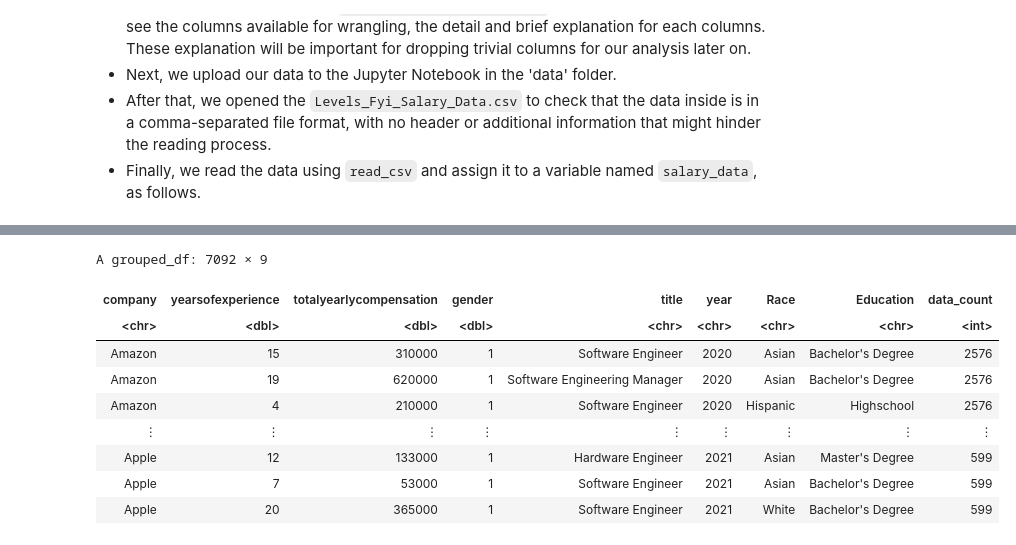
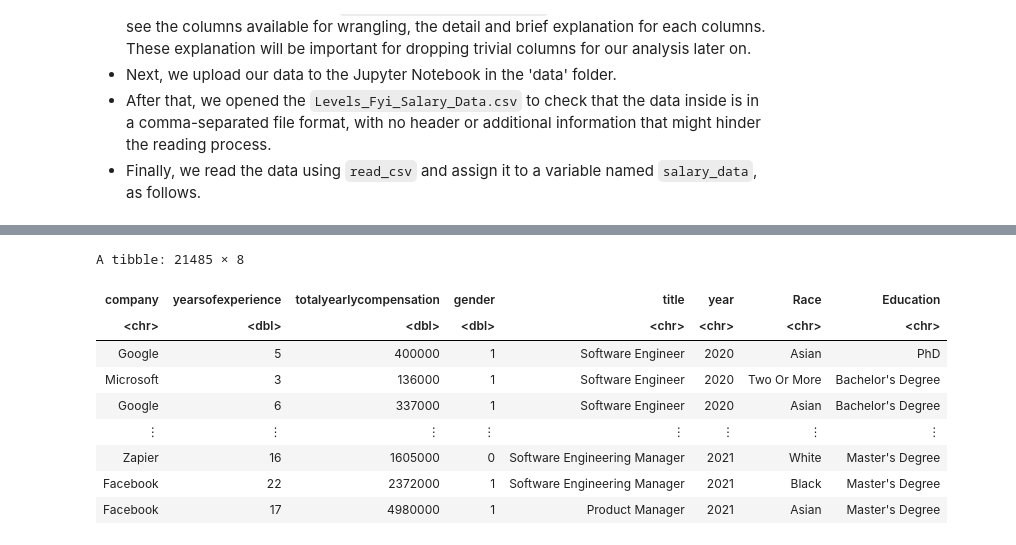
Before and after one commit to EdrickBelmiro/CareerPredictorDSCI100, a Jupyter notebook: Proposal- Group 19.ipynb, the cells around one changed output, grey strips where cells are left out. Drawn from its saved outputs; the diff is of its cells as text; code cells hidden in the pictures.

```diff
--- a/Proposal- Group 19.ipynb
+++ b/Proposal- Group 19.ipynb
@@ -157,25 +111,29 @@ A tibble: 5 × 2
 # %%
-tidy_salary_data <- salary_data |> mutate(year = timestamp_year_extractor(timestamp)) |>
-select(company, yearsofexperience, totalyearlycompensation, gender, title, year, Race, Education) |>
-filter(!is.na(gender) & !is.na(Race) & !is.na(Education)) |>
-filter(company == "Amazon" |company == "Microsoft"|company == "Google"|company == "Facebook"|company == "Apple") |>
-filter(gender == "Male" | gender == "Female") |>
-group_by(company) |>
-mutate(data_count=n()) |>
-arrange(desc(data_count))
+# function for extracting year from timestamp
+timestamp_year_extractor <- function(timeString) {
+  date <- as.Date(timeString, format = "%m/%d/%Y")
+  year <- format(date, "%Y")
+  return(year)
+}
+
+tidy_salary_data <- salary_data |>
+mutate(year = timestamp_year_extractor(timestamp)) |> # making a new column
+select(company, yearsofexperience, totalyearlycompensation, gender, title, year, Race, Education) |> # selecting useful columns
+filter(!is.na(gender) & !is.na(Race) & !is.na(Education)) |> # filtering the missing data
+filter(gender == "Male" | gender == "Female") # binarification of gender
 
 tidy_salary_data$gender[tidy_salary_data$gender == "Male"] <- "1"
 tidy_salary_data$gender[tidy_salary_data$gender == "Female"] <- "0"
 tidy_salary_data$gender <- as.numeric(tidy_salary_data$gender)
 tidy_salary_data
 # %% [output]
-A grouped_df: 7092 × 9
+A tibble: 21485 × 8
-| company | yearsofexperience | totalyearlycompensation | gender | title | year | Race | Education | data_count |
-| <chr> | <dbl> | <dbl> | <dbl> | <chr> | <chr> | <chr> | <chr> | <int> |
-| Amazon | 15 | 310000 | 1 | Software Engineer | 2020 | Asian | Bachelor's Degree | 2576 |
-| Amazon | 19 | 620000 | 1 | Software Engineering Manager | 2020 | Asian | Bachelor's Degree | 2576 |
-| Amazon | 4 | 210000 | 1 | Software Engineer | 2020 | Hispanic | Highschool | 2576 |
-| ⋮ | ⋮ | ⋮ | ⋮ | ⋮ | ⋮ | ⋮ | ⋮ | ⋮ |
-| Apple | 12 | 133000 | 1 | Hardware Engineer | 2021 | Asian | Master's Degree | 599 |
-| Apple | 7 | 53000 | 1 | Software Engineer | 2021 | Asian | Bachelor's Degree | 599 |
-| Apple | 20 | 365000 | 1 | Software Engineer | 2021 | White | Bachelor's Degree | 599 |
+| company | yearsofexperience | totalyearlycompensation | gender | title | year | Race | Education |
+| <chr> | <dbl> | <dbl> | <dbl> | <chr> | <chr> | <chr> | <chr> |
+| Google | 5 | 400000 | 1 | Software Engineer | 2020 | Asian | PhD |
+| Microsoft | 3 | 136000 | 1 | Software Engineer | 2020 | Two Or More | Bachelor's Degree |
+| Google | 6 | 337000 | 1 | Software Engineer | 2020 | Asian | Bachelor's Degree |
+| ⋮ | ⋮ | ⋮ | ⋮ | ⋮ | ⋮ | ⋮ | ⋮ |
+| Zapier | 16 | 1605000 | 0 | Software Engineering Manager | 2021 | White | Master's Degree |
+| Facebook | 22 | 2372000 | 1 | Software Engineering Manager | 2021 | Black | Master's Degree |
+| Facebook | 17 | 4980000 | 1 | Product Manager | 2021 | Asian | Master's Degree |
```
Also changed, not shown: parts of 21 cells of this notebook.
